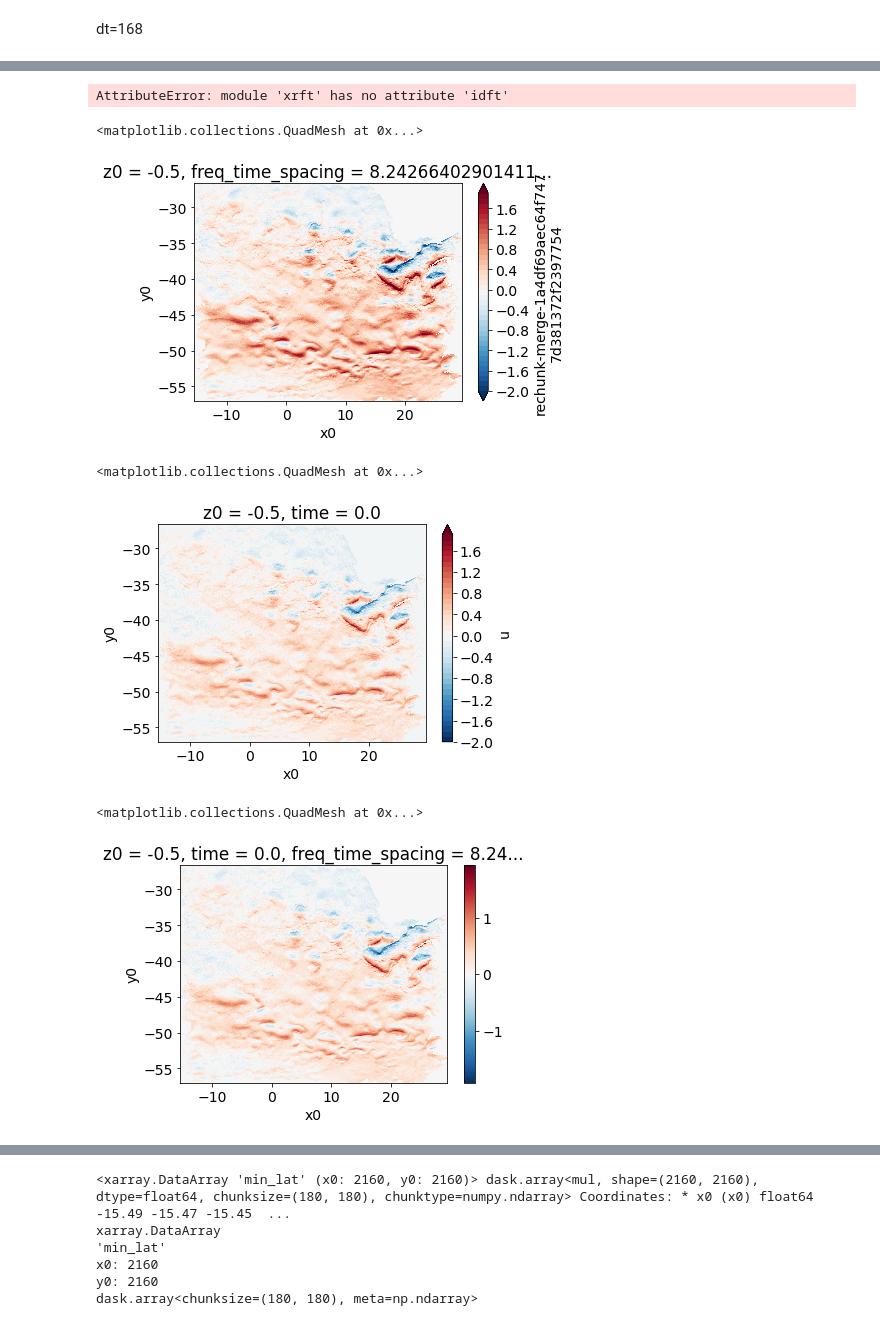
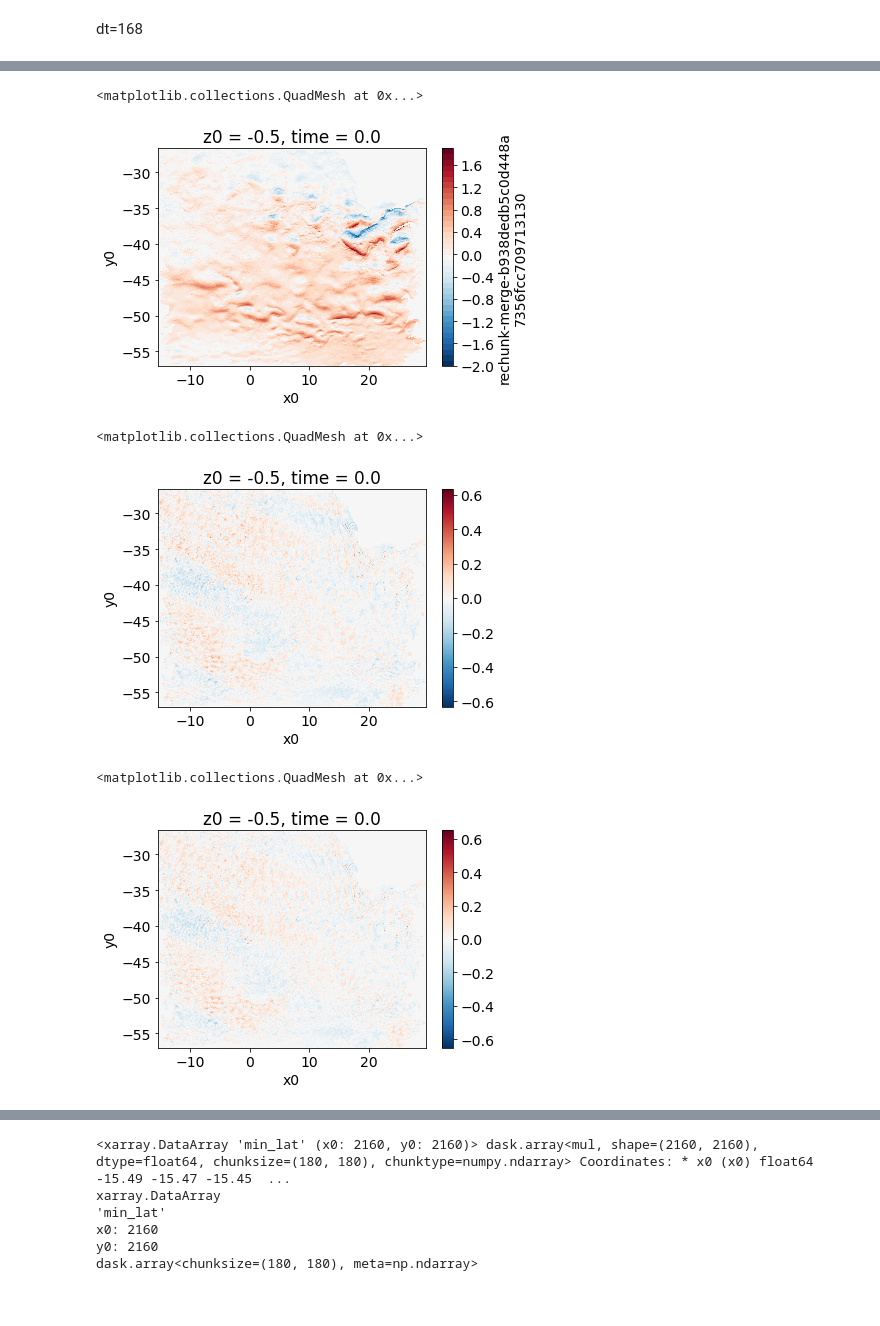
Before and after one commit to cspencerjones/separating-balanced, a Jupyter notebook: python/assess_filter_width.ipynb, the cells around one changed output, grey strips where cells are left out. Cells and saved outputs as stored; diff of their text form; code cells hidden in the pictures.

```diff
--- a/python/assess_filter_width.ipynb
+++ b/python/assess_filter_width.ipynb
@@ -99,26 +219,24 @@ spec0_2 = int((uhat_labeled2['freq_time'].size-1)/2)
 spec_cut14 = (uhat_labeled14.freq_time[spec0_14:]<maxfreq_local).argmin('freq_time').values+spec0_14
 spec_cut2 = (uhat_labeled2.freq_time[spec0_2:]<maxfreq_local).argmin('freq_time').values+spec0_2
 # %%
-dfreq = ekehat.freq_time[spec0_14:].diff('freq_time')[1]
-locfiltered_14 = (uhat_labeled14.where(abs(uhat_labeled14.freq_time)<maxfreq_local)*dfreq)
-locfiltered_2 = (uhat_labeled2.where(abs(uhat_labeled14.freq_time)<maxfreq_local)*dfreq)
+locfiltered_14 = (uhat_labeled14.where(abs(uhat_labeled14.freq_time)<maxfreq_local))
+locfiltered_2 = (uhat_labeled2.where(abs(uhat_labeled2.freq_time)<maxfreq_local))
 # %%
-#ulocfiltered_14 = xrft.dft(locfiltered_14.where(np.isfinite(locfiltered_14),0),dim='freq_time', window=True).compute()
-utransform_back = xrft.idft(uhat_14day.where(np.isfinite(locfiltered_14),0),dim='freq_time').compute()#, window=True
+ulocfiltered_14 = xrft.idft(locfiltered_14.where(np.isfinite(locfiltered_14),0),dim='freq_time').compute()#, window=True
+ulocfiltered_2 = xrft.idft(locfiltered_2.where(np.isfinite(locfiltered_2),0),dim='freq_time').compute()#, window=True
+#utransform_back = xrft.idft(uhat_14day.where(np.isfinite(locfiltered_14),0),dim='freq_time').compute()#, window=True
-# %% [output]
-AttributeError: module 'xrft' has no attribute 'idft'
 # %%
-((utransform_back.sel(time=0).real)).plot(x='x0',levels=np.arange(-2,2,0.1))
+((ulocfiltered_14.sel(time=0).real)).plot(x='x0',levels=np.arange(-2,2,0.1))
 # %% [output]
 <matplotlib.collections.QuadMesh at 0x...>
-[figure, old version]
+[figure, new version]
 # %%
-ds.u.drop('niter').isel(z0=z_level).sel(time=0).plot(x='x0',levels=np.arange(-2,2,0.1))
+(ds.u.drop('niter').isel(z0=z_level).sel(time=0)-(ulocfiltered_14.sel(time=0).real)).plot(x='x0')
 # %% [output]
 <matplotlib.collections.QuadMesh at 0x...>
-[figure, old version]
+[figure, new version]
 # %%
-(ds.u.drop('niter').isel(z0=z_level).sel(time=0)-ulocfiltered_14.sel(time=0).real).plot(x='x0')
+(ds.u.drop('niter').isel(z0=z_level).sel(time=0)-(ulocfiltered_2.sel(time=0).real)).plot(x='x0')
 # %% [output]
 <matplotlib.collections.QuadMesh at 0x...>
-[figure, old version]
+[figure, new version]
```
Also changed, not shown: parts of 20 cells of this notebook, 2 other files.
